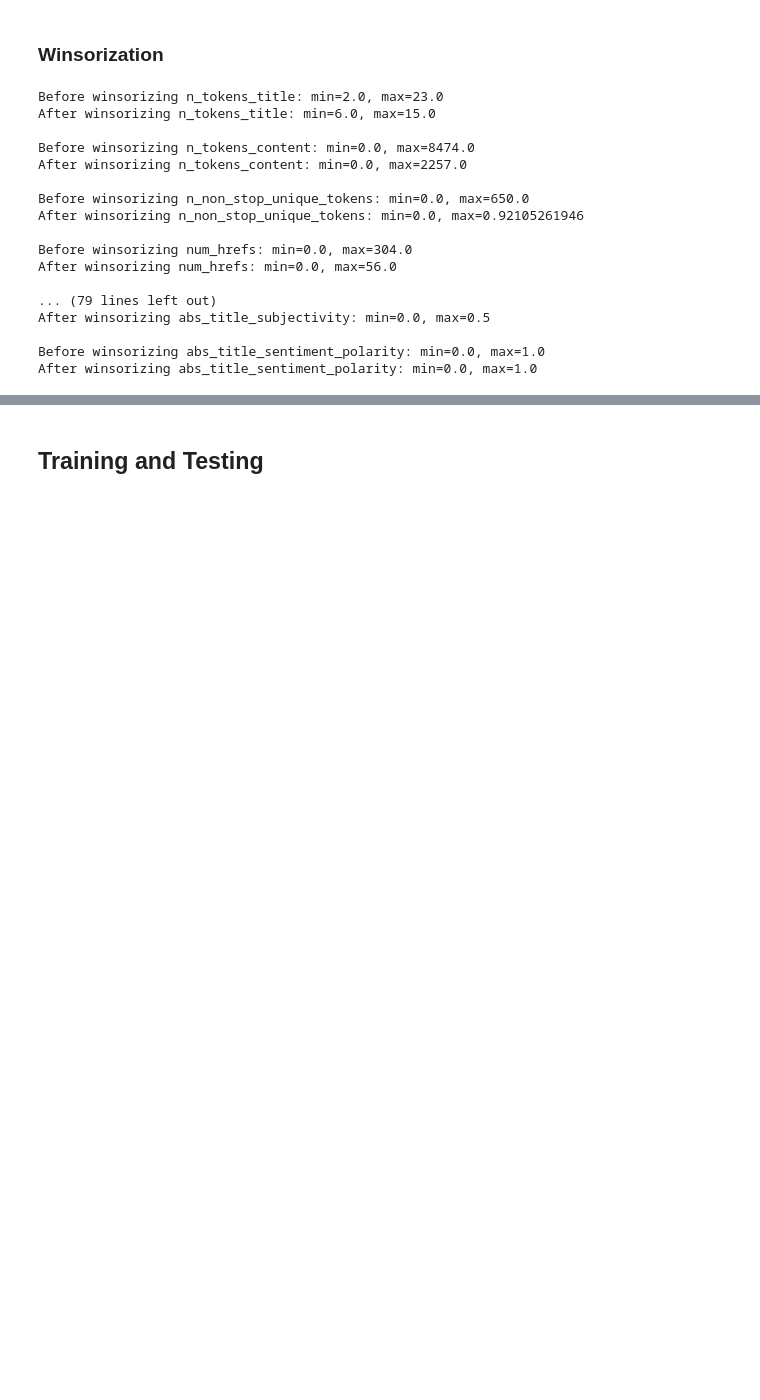
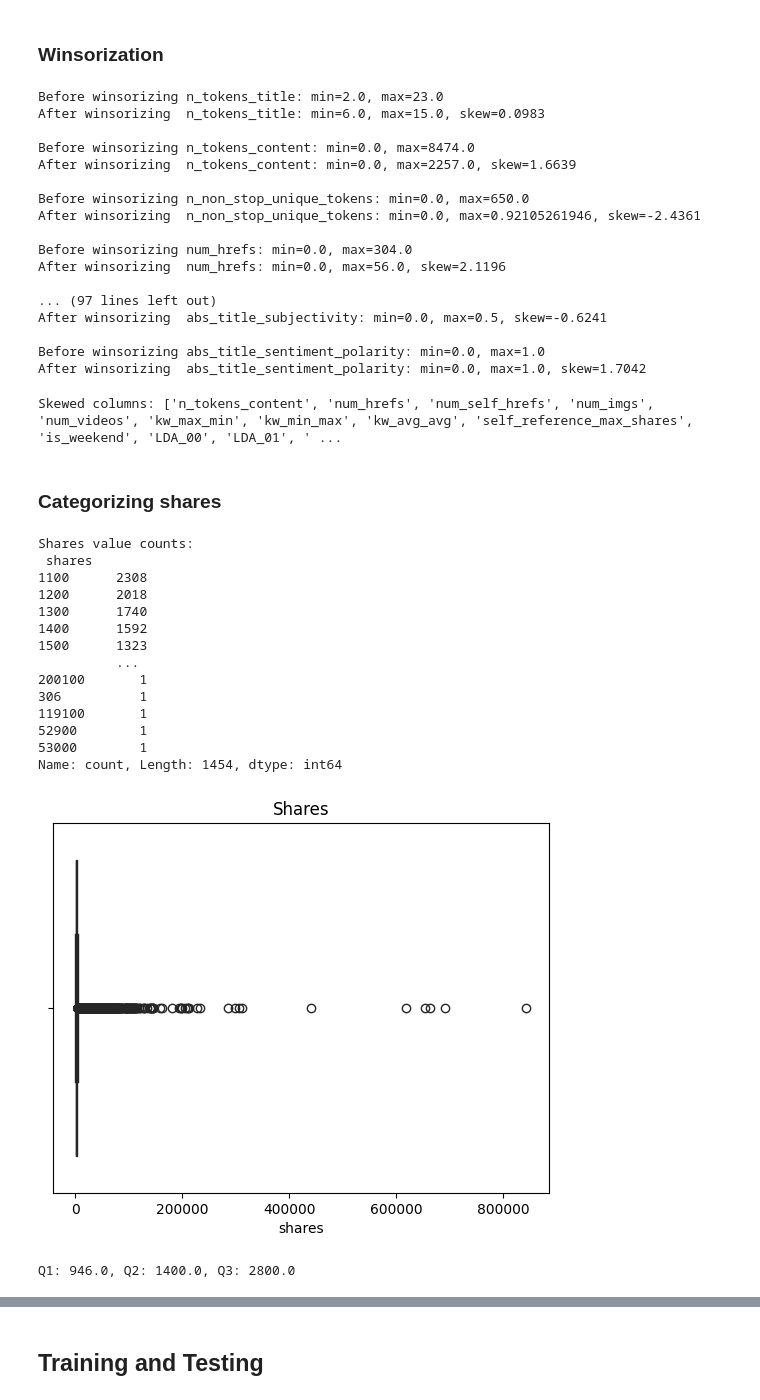
Before and after one commit to madwirblet/CIS4930-Final-Project, a Jupyter notebook: final.ipynb, the cells around one changed output, grey strips where cells are left out. Drawn from its saved outputs; the diff is of its cells as text; code cells hidden in the pictures; blank space fills up the shorter version.

```diff
--- a/final.ipynb
+++ b/final.ipynb
@@ -173,9 +174,11 @@ def drop_correlated_by_importance(X, y, threshold=0.7, n_estimators=50, protecte
     return list(to_drop)
 # %%
 columns_to_drop = drop_correlated_by_importance(
-    X_corr, y_corr, threshold=0.6, n_estimators=50, protected_cols=binary_cols
+    X_corr, y_corr, threshold=0.80, n_estimators=50, protected_cols=binary_cols
 )
 
 print("Columns to drop due to high correlation:", columns_to_drop)
 df = df.drop(columns=columns_to_drop)
+# print new shape of dataset
+print("Dataset shape after dropping correlated features:", df.shape)
 # %% [output]
@@ -190,25 +194,25 @@ numeric_cols = [c for c in df.columns if c not in binary_cols + ['shares']]
 for col in numeric_cols:
     print(f"Before winsorizing {col}: min={df[col].min()}, max={df[col].max()}")
     df[col] = winsorize(df[col], limits=[0.01, 0.01])
-    print(f"After winsorizing {col}: min={df[col].min()}, max={df[col].max()}\n")
+    print(f"After winsorizing  {col}: min={df[col].min()}, max={df[col].max()}, skew={df[col].skew():.4f}\n")
 # %% [output]
 Before winsorizing n_tokens_title: min=2.0, max=23.0
-After winsorizing n_tokens_title: min=6.0, max=15.0
+After winsorizing  n_tokens_title: min=6.0, max=15.0, skew=0.0983
 
 Before winsorizing n_tokens_content: min=0.0, max=8474.0
-After winsorizing n_tokens_content: min=0.0, max=2257.0
+After winsorizing  n_tokens_content: min=0.0, max=2257.0, skew=1.6639
 
 Before winsorizing n_non_stop_unique_tokens: min=0.0, max=650.0
-After winsorizing n_non_stop_unique_tokens: min=0.0, max=0.92105261946
+After winsorizing  n_non_stop_unique_tokens: min=0.0, max=0.92105261946, skew=-2.4361
 
 Before winsorizing num_hrefs: min=0.0, max=304.0
-After winsorizing num_hrefs: min=0.0, max=56.0
+After winsorizing  num_hrefs: min=0.0, max=56.0, skew=2.1196
 
-... (79 lines left out)
-After winsorizing abs_title_subjectivity: min=0.0, max=0.5
+... (97 lines left out)
+After winsorizing  abs_title_subjectivity: min=0.0, max=0.5, skew=-0.6241
 
 Before winsorizing abs_title_sentiment_polarity: min=0.0, max=1.0
-After winsorizing abs_title_sentiment_polarity: min=0.0, max=1.0
+After winsorizing  abs_title_sentiment_polarity: min=0.0, max=1.0, skew=1.7042
 # %%
 # function with anomaly detection process --> first visualize, then calculate IQR
 
@@ -232,3 +236,50 @@ def anomaly_detection(feature):
     anomalies = df[(df[feature] < lower) | (df[feature] > upper)]
     print('Anomalies: \n', anomalies) # prints a list of potential anomalies
     return
+# %%
+numeric_cols = [c for c in df.columns if c not in binary_cols + ['shares', 'shares_cat']]
+
+skew_vals = df[numeric_cols].skew()
+
+skew_threshold = 1.0
+skewed_cols = skew_vals[skew_vals > skew_threshold].index.tolist()
+print("Skewed columns:", skewed_cols)
+
+df[skewed_cols] = np.log1p(df[skewed_cols])
+# %% [output]
+Skewed columns: ['n_tokens_content', 'num_hrefs', 'num_self_hrefs', 'num_imgs', 'num_videos', 'kw_max_min', 'kw_min_max', 'kw_avg_avg', 'self_reference_max_shares', 'is_weekend', 'LDA_00', 'LDA_01', ' ...
+# %% [markdown]
+### Categorizing shares
+# %%
+# explore shape of shares
+print("Shares value counts:\n", df['shares'].value_counts())
+
+# see box plot
+sns.boxplot(x = df['shares'], color = 'purple')
+plt.title('Shares')
+plt.show()
+
+# zoom in on lower range of shares
+sns.boxplot(x = df[df['shares'] < 1000]['shares'], color = 'purple')
+plt.title('Shares (Zoomed In)')
+
+# print quartile ranges
+q1, q2, q3 = np.percentile(df['shares'], [25, 50, 75])
+print(f"Q1: {q1}, Q2: {q2}, Q3: {q3}")
+# %% [output]
+Shares value counts:
+ shares
+1100      2308
+1200      2018
+1300      1740
+1400      1592
+1500      1323
+          ...
+200100       1
+306          1
+119100       1
+52900        1
+53000        1
+Name: count, Length: 1454, dtype: int64
+[figure, added]
+Q1: 946.0, Q2: 1400.0, Q3: 2800.0
```
Also changed, not shown: parts of 23 cells of this notebook.
